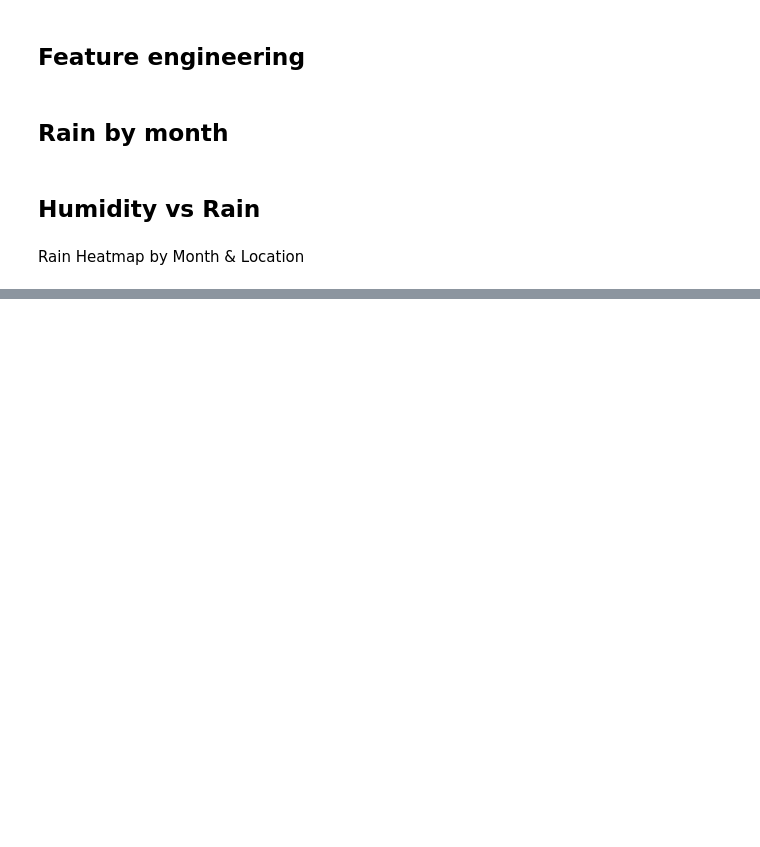
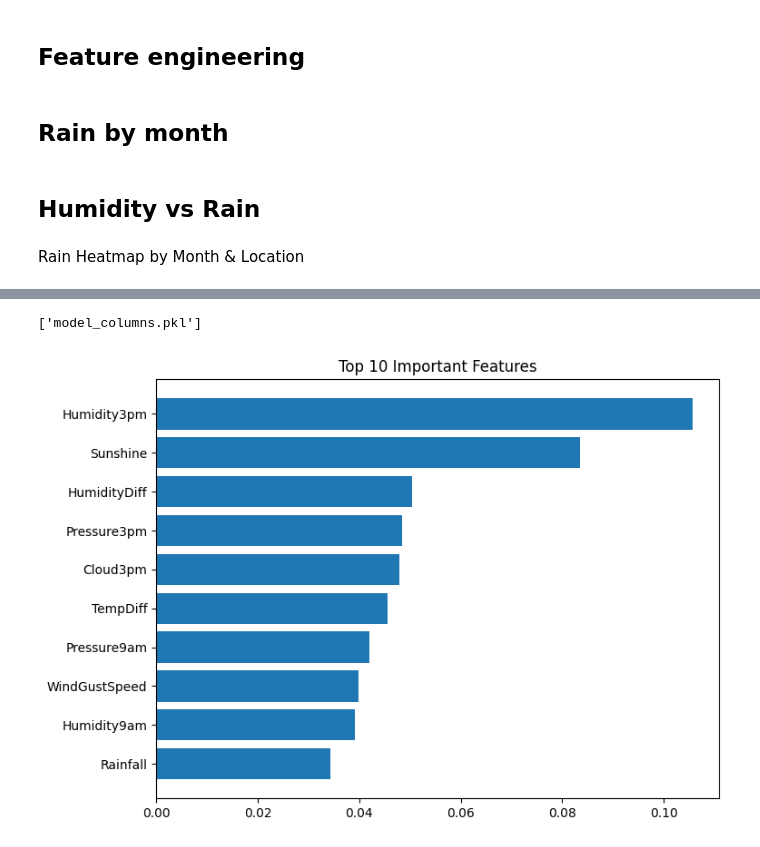
Before and after one commit to mnoofi/weather-data-analysis-dashboard, a Jupyter notebook: weather train1.ipynb, the cells around one changed output, grey strips where cells are left out. Cells and saved outputs as stored; diff of their text form; code cells hidden in the pictures; blank space fills up the shorter version.

```diff
--- a/weather train1.ipynb
+++ b/weather train1.ipynb
@@ -144,0 +173,13 @@ fig.show()
+# %%
+scaler = StandardScaler()
+
+X_train_scaled = scaler.fit_transform(X_train)
+X_test_scaled = scaler.transform(X_test)
+
+log_model = LogisticRegression(max_iter=1000)
+log_model.fit(X_train_scaled, y_train)
+
+y_pred_log = log_model.predict(X_test_scaled)
+
+print("Logistic Regression Accuracy:",
+      accuracy_score(y_test, y_pred_log))
@@ -144,0 +188,15 @@ fig.show()
+# %%
+rf_model = RandomForestClassifier(
+    n_estimators=150,
+    max_depth=None,
+    random_state=42
+)
+
+rf_model.fit(X_train, y_train)
+
+y_pred_rf = rf_model.predict(X_test)
+
+print("Random Forest Accuracy:",
+      accuracy_score(y_test, y_pred_rf))
+
+print(classification_report(y_test, y_pred_rf))
@@ -144,0 +213,21 @@ fig.show()
+# %%
+import joblib
+
+joblib.dump(rf_model, "rain_model.pkl")
+joblib.dump(X.columns.tolist(), "model_columns.pkl")
+# %% [output]
+['model_columns.pkl']
+# %%
+import matplotlib.pyplot as plt
+import numpy as np
+
+importances = rf_model.feature_importances_
+indices = np.argsort(importances)[-10:]
+
+plt.figure(figsize=(8,6))
+plt.title("Top 10 Important Features")
+plt.barh(range(len(indices)), importances[indices])
+plt.yticks(range(len(indices)), [X.columns[i] for i in indices])
+plt.show()
+# %% [output]
+[figure, added]
```
Also changed, not shown: parts of 4 cells of this notebook, 4 other files.
